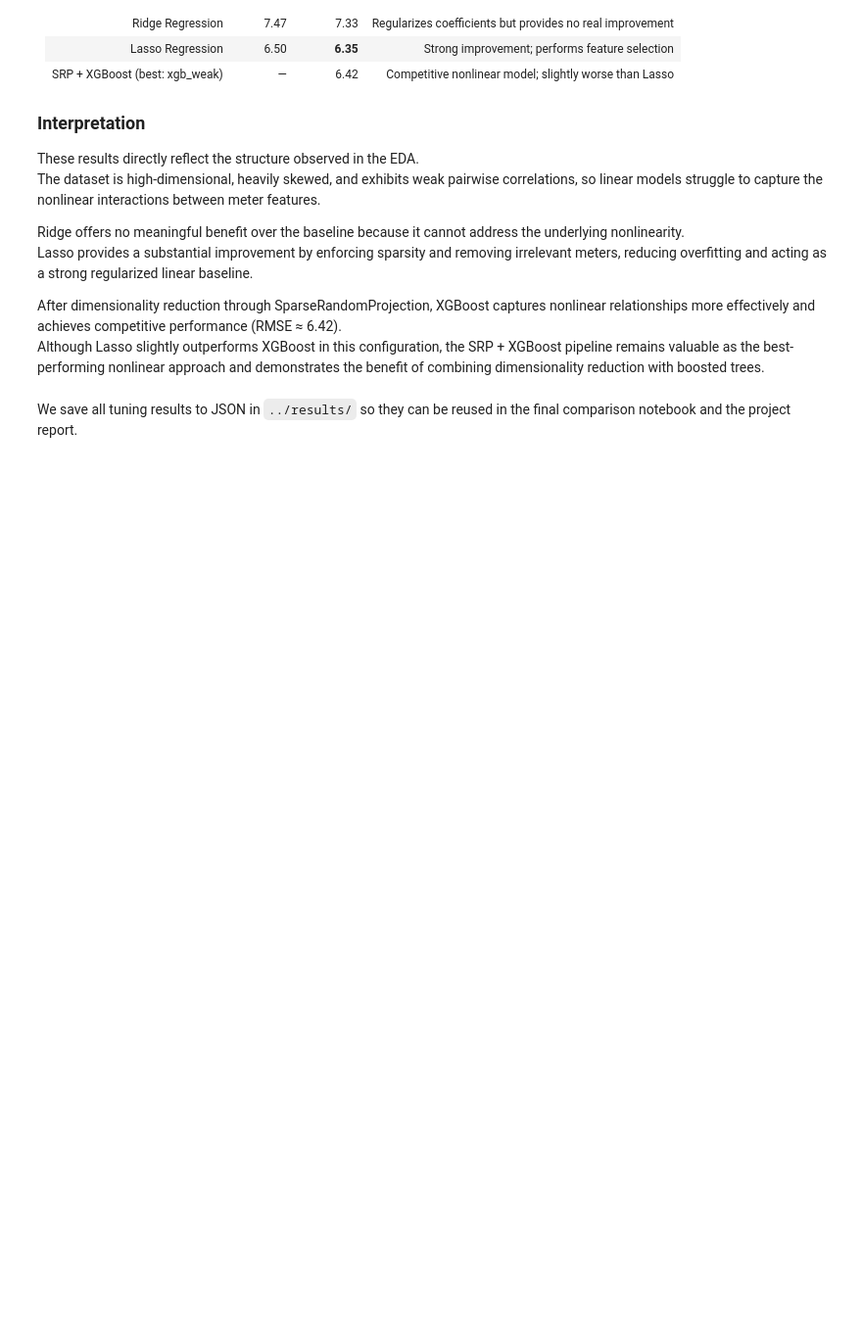
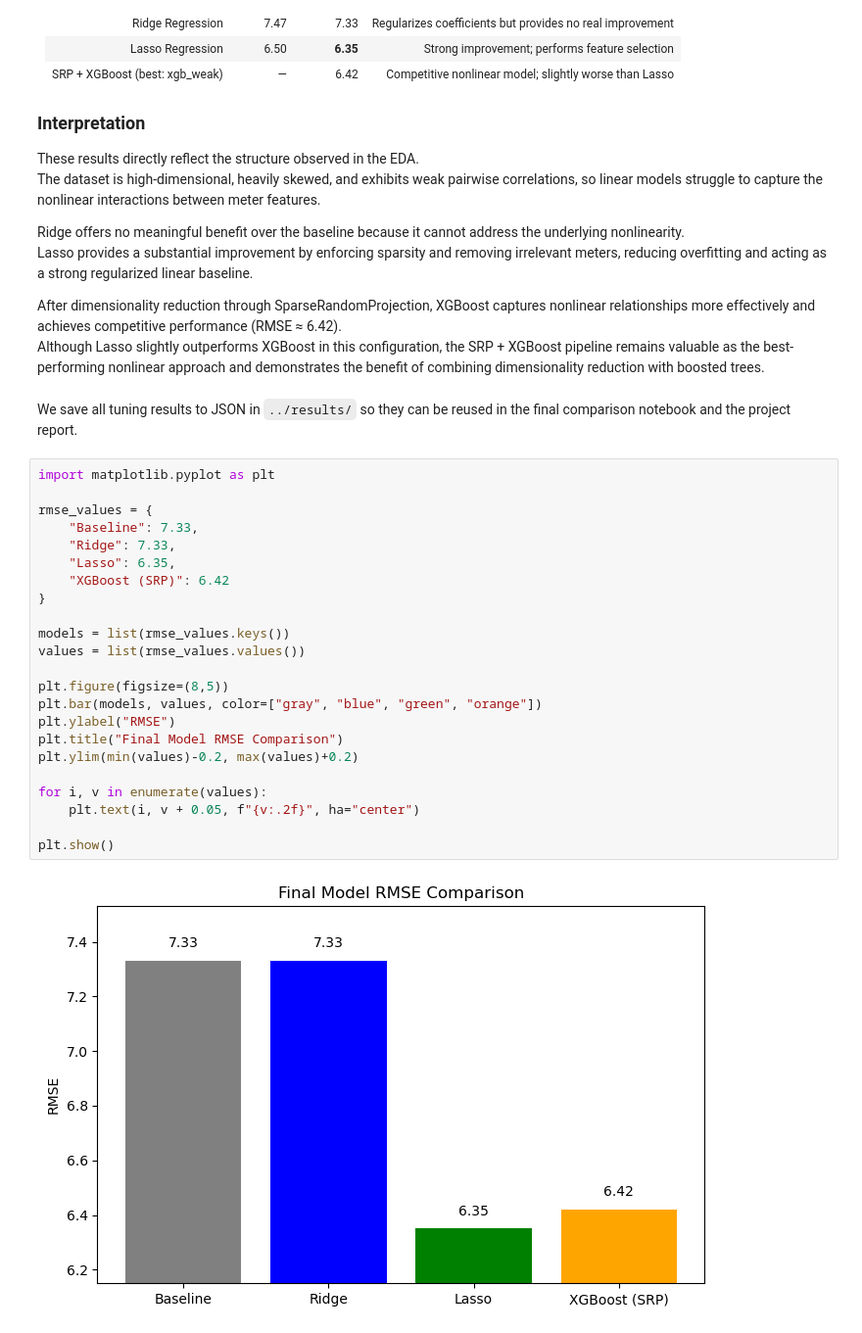
Before and after one commit to Sebika-K/CS4347_ElectricityLoadProject, a Jupyter notebook: notebooks/03_hyperparameter_tuning.ipynb, the cells around one changed output. Shown at 98% size. Saved outputs shown, nothing was run; the diff lists cells and outputs as text; blank space fills up the shorter version.

```diff
--- a/notebooks/03_hyperparameter_tuning.ipynb
+++ b/notebooks/03_hyperparameter_tuning.ipynb
@@ -346,3 +346,28 @@ After dimensionality reduction through SparseRandomProjection, XGBoost captures
 Although Lasso slightly outperforms XGBoost in this configuration, the SRP + XGBoost pipeline remains valuable as the best-performing nonlinear approach and demonstrates the benefit of combining dimensionality reduction with boosted trees.
 # %% [markdown]
 We save all tuning results to JSON in `../results/` so they can be reused in the final comparison notebook and the project report.
+# %%
+import matplotlib.pyplot as plt
+
+rmse_values = {
+    "Baseline": 7.33,
+    "Ridge": 7.33,
+    "Lasso": 6.35,
+    "XGBoost (SRP)": 6.42
+}
+
+models = list(rmse_values.keys())
+values = list(rmse_values.values())
+
+plt.figure(figsize=(8,5))
+plt.bar(models, values, color=["gray", "blue", "green", "orange"])
+plt.ylabel("RMSE")
+plt.title("Final Model RMSE Comparison")
+plt.ylim(min(values)-0.2, max(values)+0.2)
+
+for i, v in enumerate(values):
+    plt.text(i, v + 0.05, f"{v:.2f}", ha="center")
+
+plt.show()
+# %% [output]
+[figure, added]
```
